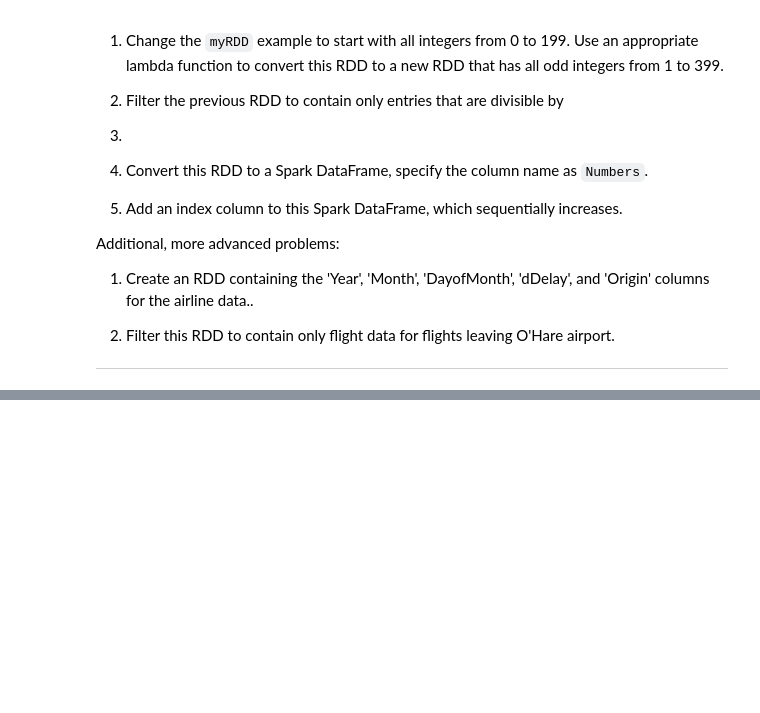
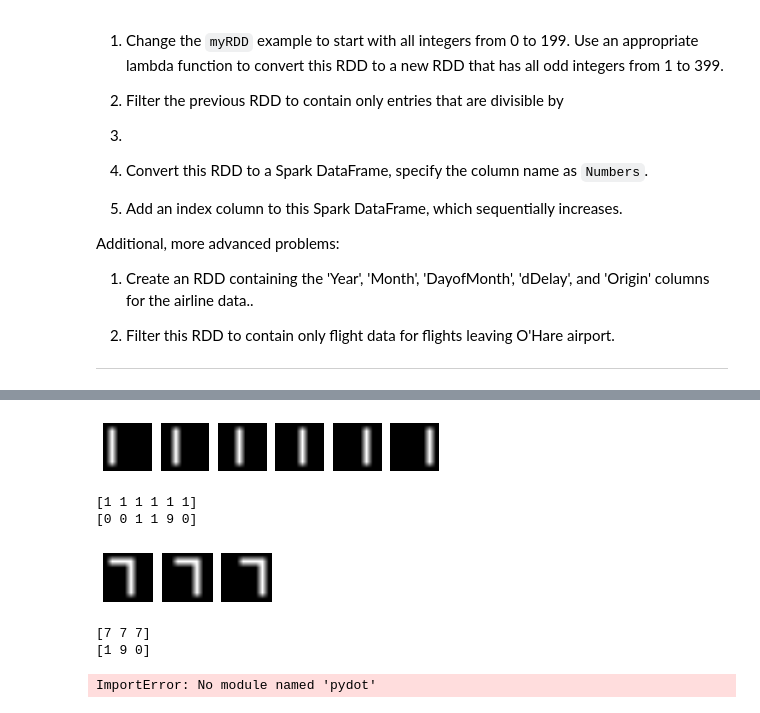
Before and after one commit to lcdm-uiuc/info490-sp16, a Jupyter notebook: Week15/notebooks/intro2dl.ipynb, the cells around one changed output, grey strips where cells are left out. Cells and saved outputs as stored; diff of their text form; code cells hidden in the pictures; blank space fills up the shorter version.

```diff
--- a/Week15/notebooks/intro2dl.ipynb
+++ b/Week15/notebooks/intro2dl.ipynb
@@ -44,0 +187,8 @@ airport.
+# %%
+# Test on our ones
+
+ones = hd.make_ones()
+
+hd.plot_numbers(ones)
+# %% [output]
+[figure, added]
@@ -44,0 +201,18 @@ airport.
+# %%
+pred = model.predict(ones, verbose=10)
+
+y_pred = np.argmax(pred, axis=1)
+
+print(y_ones)
+
+print(y_pred)
+# %% [output]
+[1 1 1 1 1 1]
+[0 0 1 1 9 0]
+# %%
+# Now test on our sevens
+
+sevens = hd.make_sevens()
+hd.plot_numbers(sevens)
+# %% [output]
+[figure, added]
@@ -44,0 +225,18 @@ airport.
+# %%
+pred = model.predict(sevens, verbose=10)
+
+y_pred = np.argmax(pred, axis=1)
+
+print(y_sevens)
+
+print(y_pred)
+# %% [output]
+[7 7 7]
+[1 9 0]
+# %%
+from IPython.display import SVG
+from keras.utils.visualize_util import model_to_dot
+
+SVG(model_to_dot(model).create(prog='dot', format='svg'))
+# %% [output]
+ImportError: No module named 'pydot'
```
Also changed, not shown: parts of 13 cells of this notebook, 2 other files.
